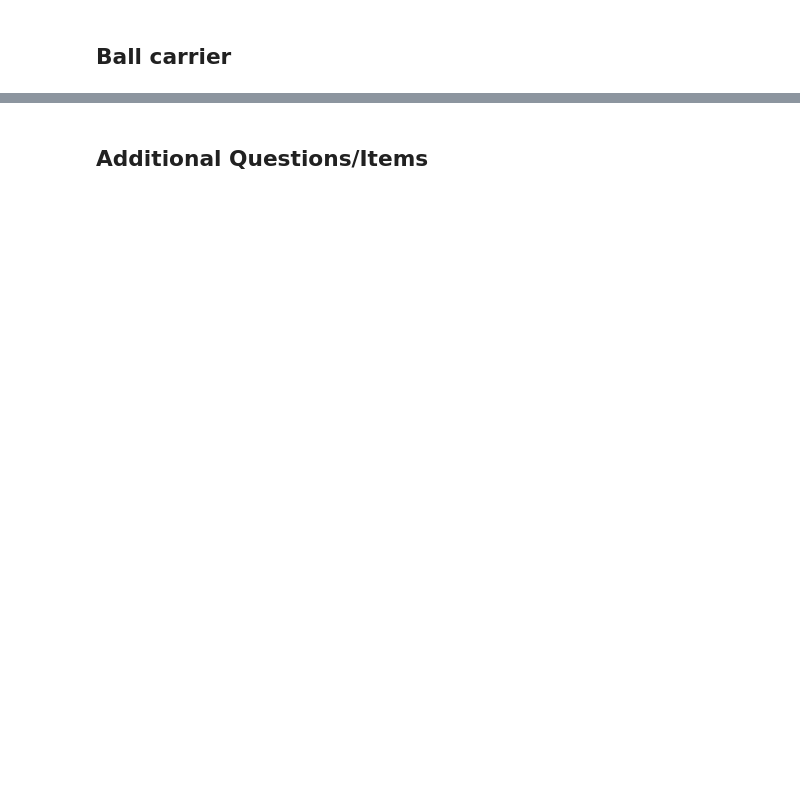
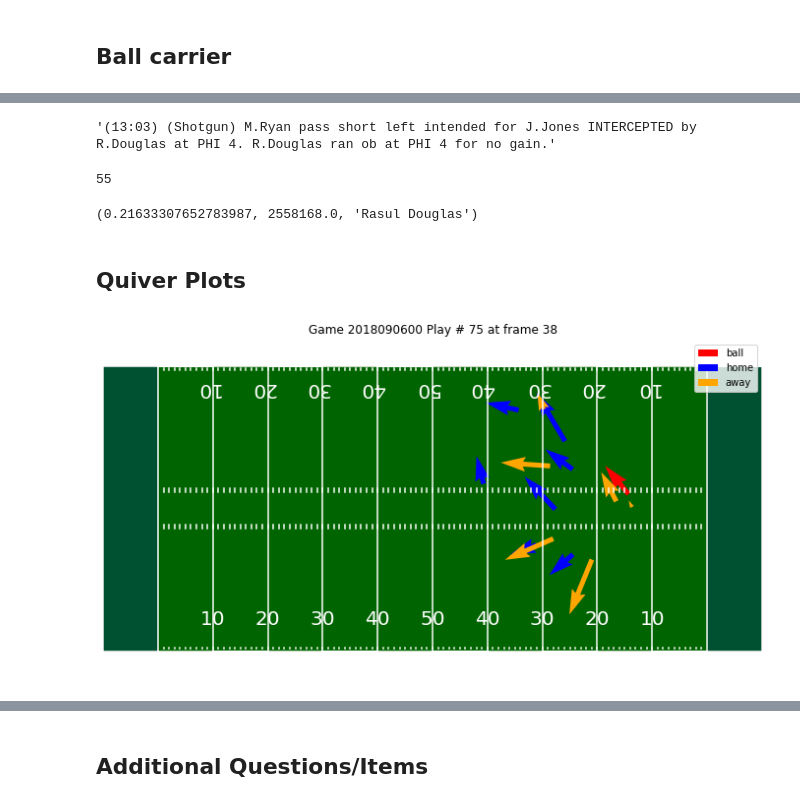
Before and after one commit to martincopello/TheOneWithTouchdowns, a Jupyter notebook: eda.ipynb, the cells around one changed output, grey strips where cells are left out. Saved outputs shown, nothing was run; the diff lists cells and outputs as text; code cells hidden in the pictures; blank space fills up the shorter version.

```diff
--- a/eda.ipynb
+++ b/eda.ipynb
@@ -430,0 +452,43 @@ Wall time: 2.27 s
+# %%
+#If we identify a play that has an outcome of an interception, can we ID the player who intercepted? Yes
+#We know that gameID 2018090600 and playId 3392 results in an interception by R. Douglas
+
+plays[(plays['gameId'] == 2018090600)&(plays['playId'] == 3392)].iloc[0,2]
+# %% [output]
+'(13:03) (Shotgun) M.Ryan pass short left intended for J.Jones INTERCEPTED by R.Douglas at PHI 4. R.Douglas ran ob at PHI 4 for no gain.'
+# %%
+#We also know the frame at which the interception happened
+week1[(week1['gameId'] == 2018090600) & (week1['playId'] == 3392) & (week1['event'] == 'pass_outcome_interception')].iloc[0, 13]
+# %% [output]
+55
+# %%
+#We can use our previously defined 'carrier' function to compute the player closest to the football/who is carrying it
+carrier(week1, 2018090600, 3392, 55)
+# %% [output]
+(0.21633307652783987, 2558168.0, 'Rasul Douglas')
+# %% [markdown]
+## Quiver Plots
+# %%
+def plot_ff_quiver(df, gameid, playid, frameid):
+    away = df[(df['gameId'] == gameid)&(df['team'] == 'away')&(df['playId'] == playid)&(df['frameId'] == frameid)]
+    home = df[(df['gameId'] == gameid)&(df['team'] == 'home')&(df['playId'] == playid)&(df['frameId'] == frameid)]
+    ball = df[(df['gameId'] == gameid)&(df['displayName'] == 'Football')&(df['playId'] == playid)&(week1['frameId'] == frameid)]
+
+    away_next = df[(df['gameId'] == gameid)&(df['team'] == 'away')&(df['playId'] == playid)&(df['frameId'] == frameid+1)]
+    home_next = df[(df['gameId'] == gameid)&(df['team'] == 'home')&(df['playId'] == playid)&(df['frameId'] == frameid+1)]
+    ball_next = df[(df['gameId'] == gameid)&(df['displayName'] == 'Football')&(df['playId'] == playid)&(week1['frameId'] == frameid+1)]
+
+    fig, ax = create_football_field()
+    #ax.scatter(x='x', y='y', color='orange', s=30, data = away, label = 'away')
+    #ax.scatter(x='x', y='y', color='blue', s=30, data = home, label = 'home')
+    #ax.scatter(x = 'x', y = 'y', color = 'red', s = 30, data = ball, label = 'ball')
+    ax.quiver(ball.loc[:,'x'], ball.loc[:,'y'], (ball_next.loc[:,'x'].values - ball.loc[:,'x'].values), (ball_next.loc[:, 'y'].values - ball.loc[:,'y'].values), color = 'red', scale_units = 'xy', label = "ball")
+    ax.quiver(home.loc[:,'x'], home.loc[:,'y'], (home_next.loc[:,'x'].values - home.loc[:,'x'].values), (home_next.loc[:,'y'].values - home.loc[:,'y'].values), color = 'blue', scale_units = 'xy', label = "home")
+    ax.quiver(away.loc[:,'x'], away.loc[:,'y'], (away_next.loc[:,'x'].values - away.loc[:,'x'].values), (away_next.loc[:,'y'].values - away.loc[:,'y'].values), color = 'orange', scale_units = 'xy', label = "away")
+    plt.title('Game ' + str(gameid) + ' Play # ' + str(playid) +' at frame ' + str(frameid))
+    plt.legend()
+    plt.show()
+# %%
+plot_ff_quiver(week1, 2018090600, 75, 38)
+# %% [output]
+[figure, added]
```
Also changed, not shown: parts of 15 cells of this notebook.
